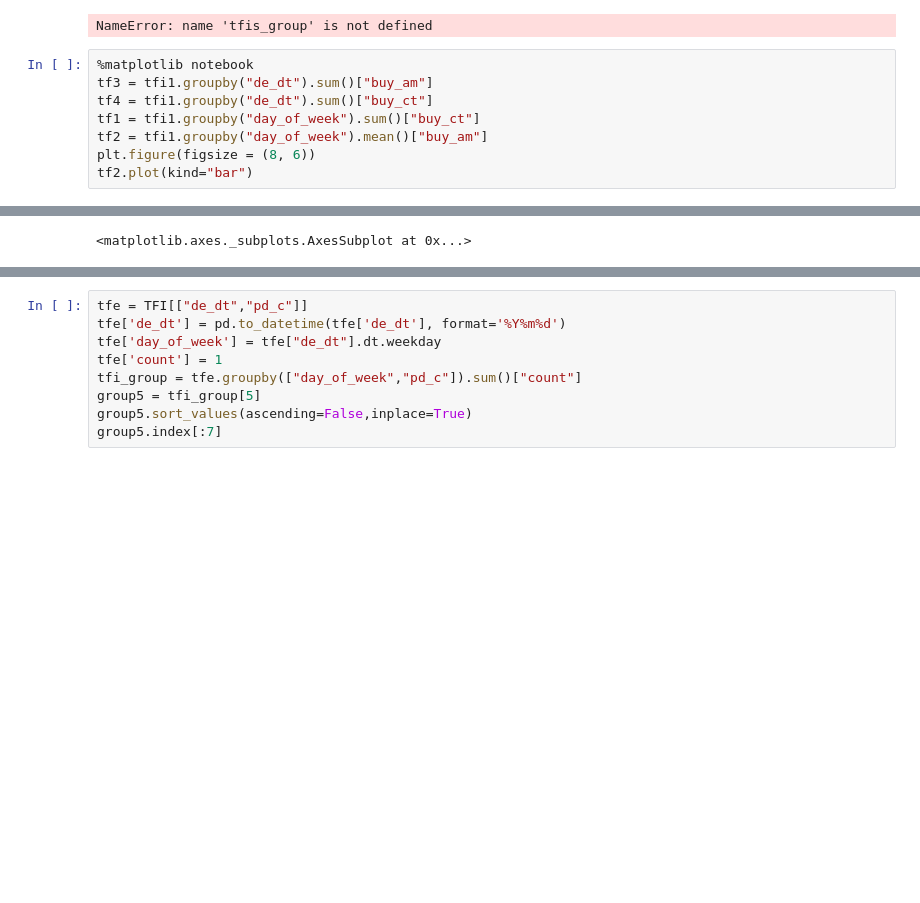
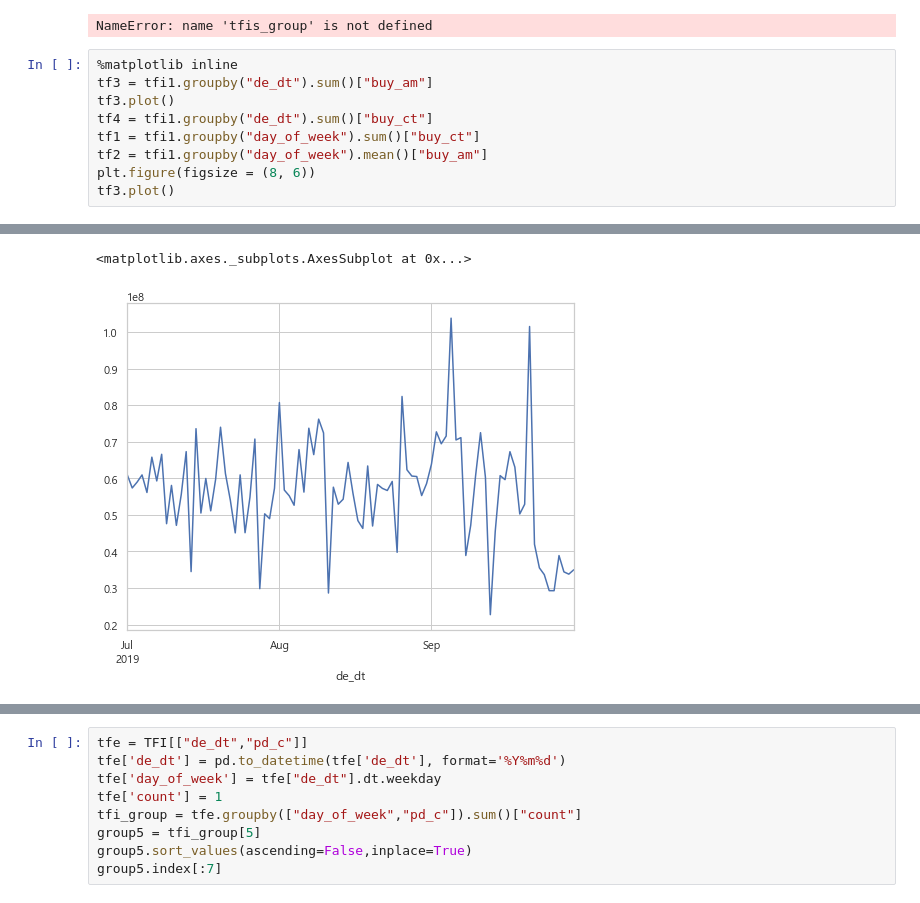
Before and after one commit to GyuYoungCho/Lpoint-Competition, a Jupyter notebook: project/point_cut/EDA.ipynb, the cells around one changed output, grey strips where cells are left out. Drawn from its saved outputs; the diff is of its cells as text; blank space fills up the shorter version.

```diff
--- a/project/point_cut/EDA.ipynb
+++ b/project/point_cut/EDA.ipynb
@@ -176,11 +220,12 @@ top_match(tfis_group)
 # %% [output]
 NameError: name 'tfis_group' is not defined
 # %%
-%matplotlib notebook
+%matplotlib inline
 tf3 = tfi1.groupby("de_dt").sum()["buy_am"]
+tf3.plot()
 tf4 = tfi1.groupby("de_dt").sum()["buy_ct"]
 tf1 = tfi1.groupby("day_of_week").sum()["buy_ct"]
 tf2 = tfi1.groupby("day_of_week").mean()["buy_am"]
 plt.figure(figsize = (8, 6))
-tf2.plot(kind="bar")
+tf3.plot()
 # %% [output]
@@ -189 +232,2 @@ tf2.plot(kind="bar")
 <matplotlib.axes._subplots.AxesSubplot at 0x...>
+[figure, added]
```
Also changed, not shown: parts of 18 cells of this notebook, 7 other files.
